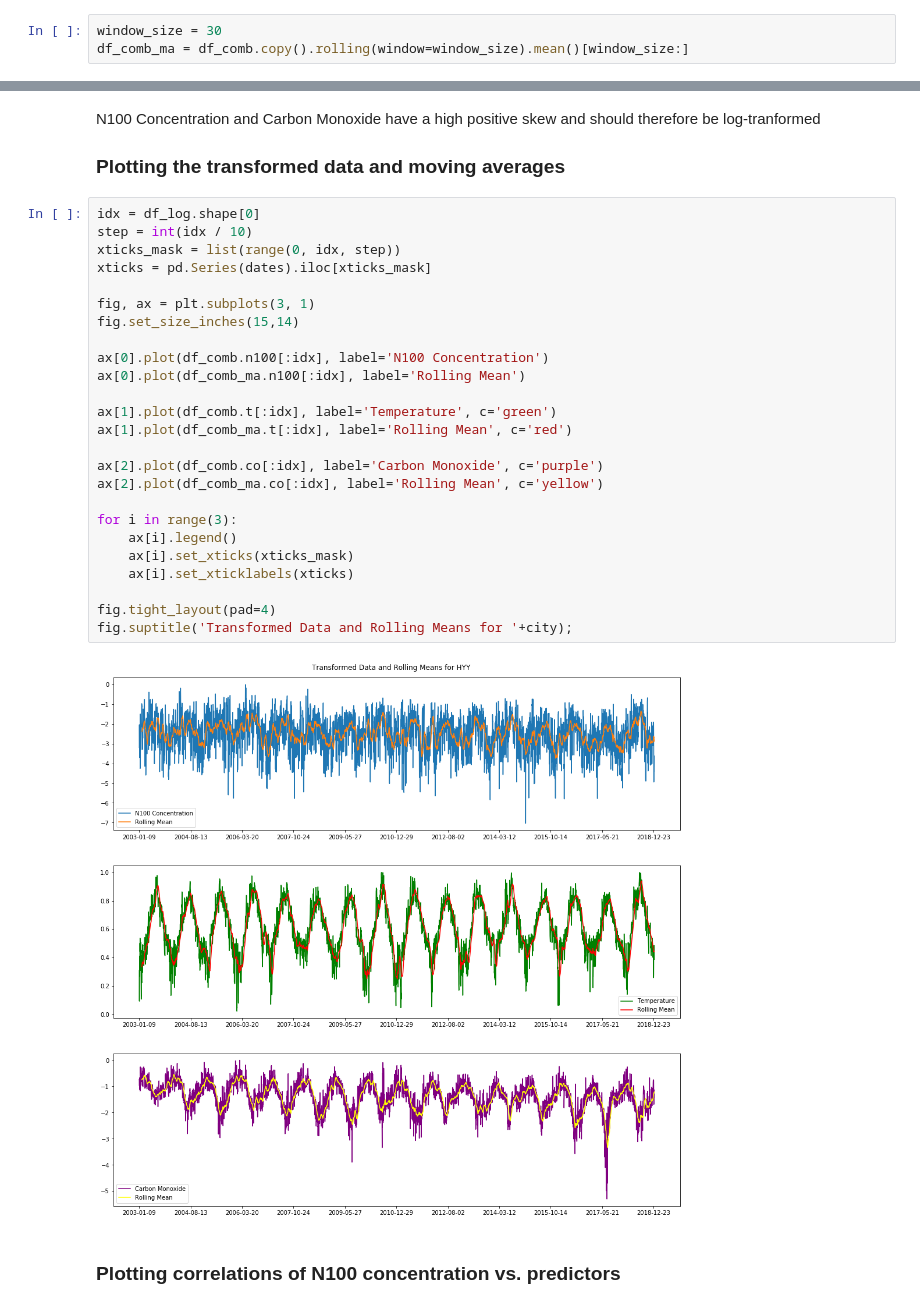
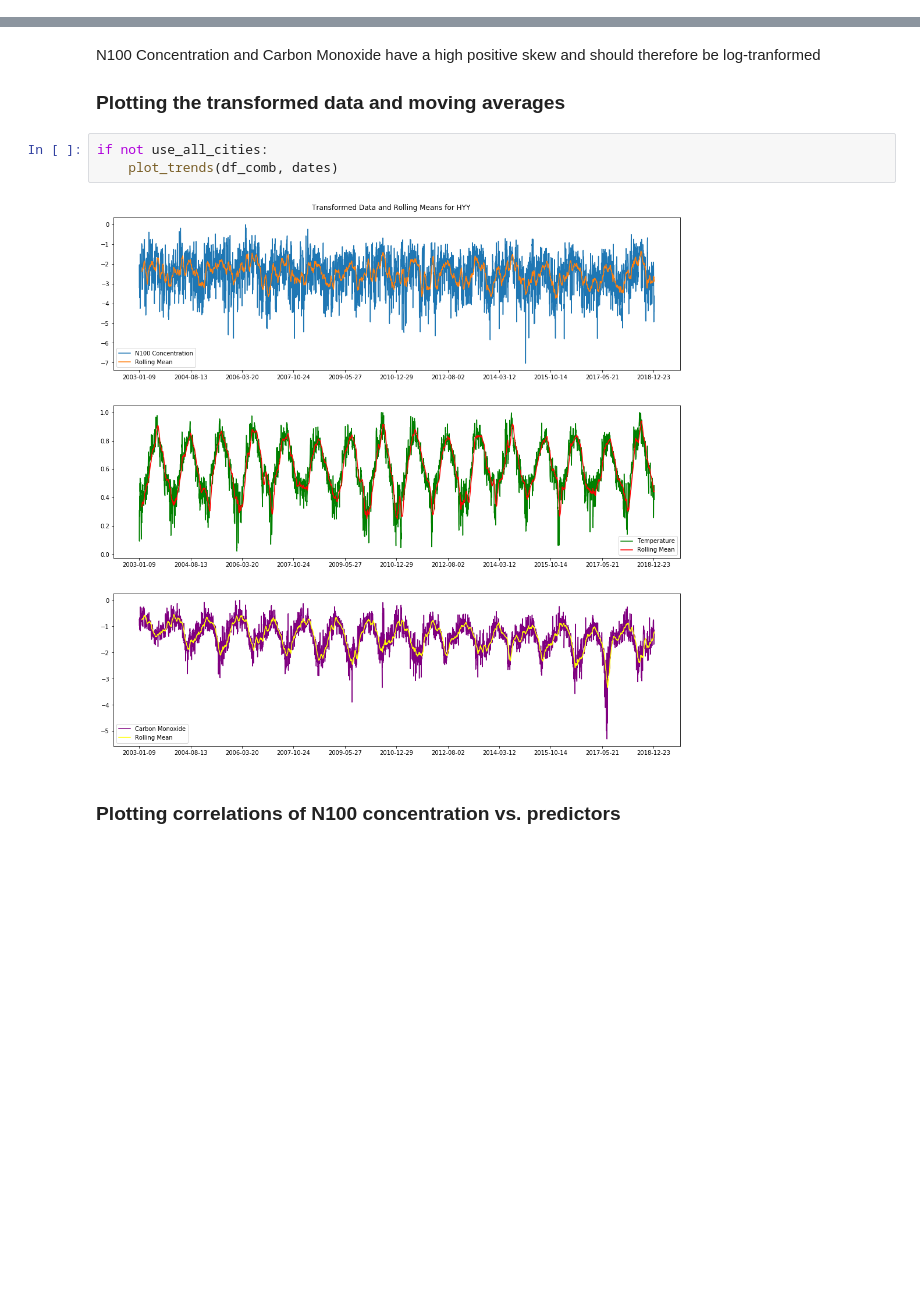
Before and after one commit to ellarauth/aerosol-modeling, a Jupyter notebook: notebooks/explore.ipynb, the cells around one changed output, grey strips where cells are left out. Cells and saved outputs as stored; diff of their text form; blank space fills up the shorter version.

```diff
--- a/notebooks/explore.ipynb
+++ b/notebooks/explore.ipynb
@@ -264,3 +339,0 @@ df_comb.head()
-# %%
-window_size = 30
-df_comb_ma = df_comb.copy().rolling(window=window_size).mean()[window_size:]
@@ -293,32 +663,10 @@ ax[1, 2].set_title('Carbon Monoxide (log-transformed)');
 N100 Concentration and Carbon Monoxide have a high positive skew and should therefore be log-tranformed
 
 ### Plotting the transformed data and moving averages
-# %%
-idx = df_log.shape[0]
-step = int(idx / 10)
-xticks_mask = list(range(0, idx, step))
-xticks = pd.Series(dates).iloc[xticks_mask]
-
-fig, ax = plt.subplots(3, 1)
-fig.set_size_inches(15,14)
-
-ax[0].plot(df_comb.n100[:idx], label='N100 Concentration')
-ax[0].plot(df_comb_ma.n100[:idx], label='Rolling Mean')
-
-ax[1].plot(df_comb.t[:idx], label='Temperature', c='green')
-ax[1].plot(df_comb_ma.t[:idx], label='Rolling Mean', c='red')
-
-ax[2].plot(df_comb.co[:idx], label='Carbon Monoxide', c='purple')
-ax[2].plot(df_comb_ma.co[:idx], label='Rolling Mean', c='yellow')
-
-for i in range(3):
-    ax[i].legend()
-    ax[i].set_xticks(xticks_mask)
-    ax[i].set_xticklabels(xticks)
-
-fig.tight_layout(pad=4)
-fig.suptitle('Transformed Data and Rolling Means for '+city);
-# %% [output]
-[figure, removed]
+# %%
+if not use_all_cities:
+    plot_trends(df_comb, dates)
+# %% [output]
+[figure, added]
 # %% [markdown]
 ### Plotting correlations of N100 concentration vs. predictors
```
Also changed, not shown: parts of 46 cells of this notebook.
